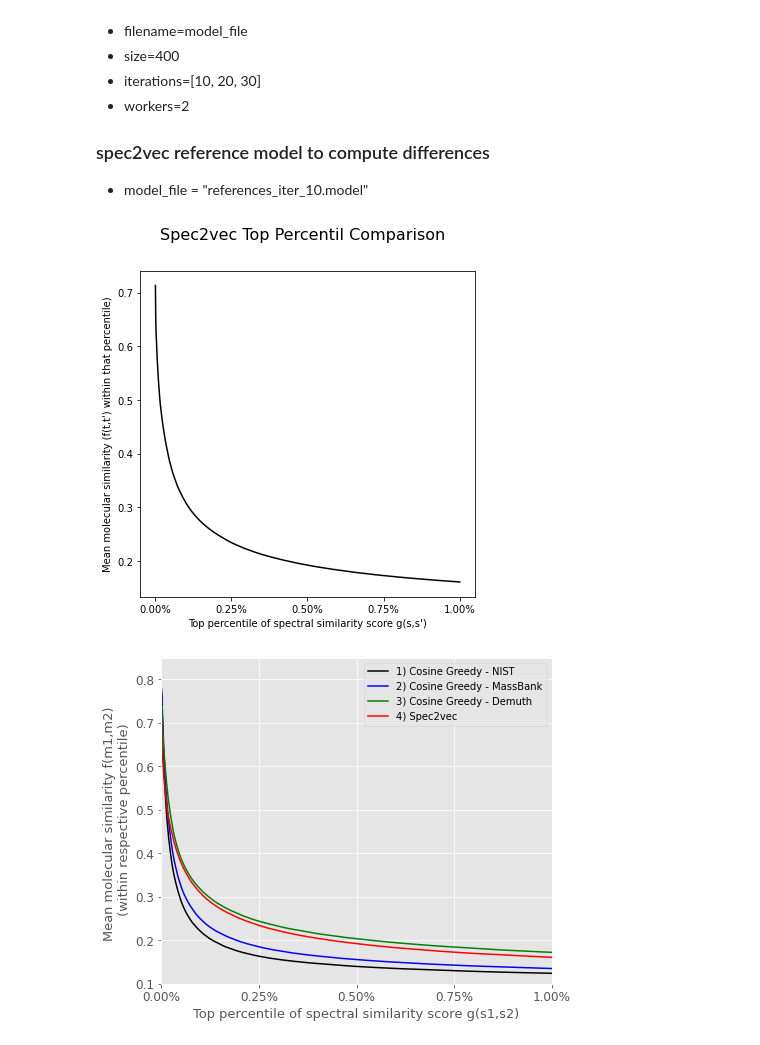
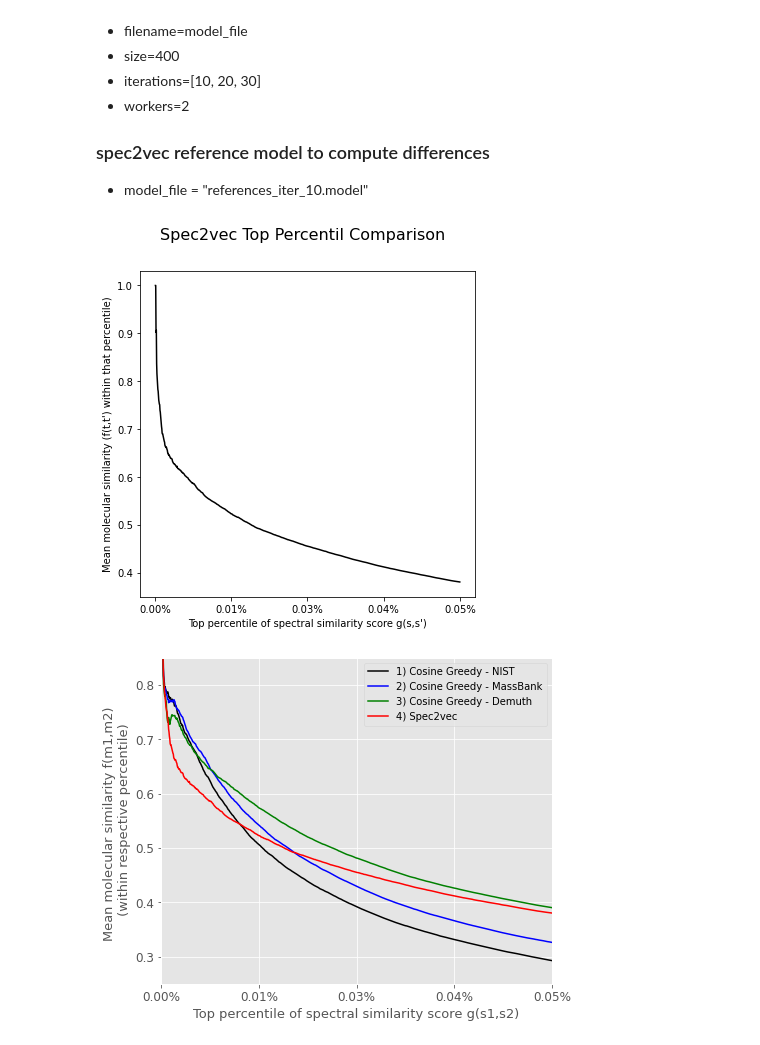
Before and after one commit to efrain2010/spec2vec_gcms_data_analysis, a Jupyter notebook: notebooks_lower_filtering/Compare the different scores-filter05 spec2vec size1200.ipynb, the cells around one changed output. Saved outputs shown, nothing was run; the diff lists cells and outputs as text; code cells hidden in the pictures.

Commit message:
Plotting spec2vec performance in different dimensionalities in a narrower percentile Plotting behaviour of spec2vec when computing the same scores 10 times

```diff
--- a/notebooks_lower_filtering/Compare the different scores-filter05 spec2vec size1200.ipynb
+++ b/notebooks_lower_filtering/Compare the different scores-filter05 spec2vec size1200.ipynb
@@ -16 +15,5 @@ path = os.path.join(os.path.dirname(os.getcwd()), "data")
 sys.path.insert(0, ROOT)
+# %%
+from custom_functions.spectra_functions import get_data_folder_path
+
+path = get_data_folder_path()
@@ -38,7 +43,7 @@ Matrix dimension (14844, 14844)
 # %%
 from custom_functions.plotting_functions import plot_precentile
 
-show_top_percentile = 1
+show_top_percentile = 0.05
 
 percentile_cosine_nist = plot_precentile(matrix_similarities_tanimoto, matrix_similarities_nist, show_top_percentile=show_top_percentile, title="Cosine NIST Top Percentil Comparison", ignore_diagonal=True)
 # %% [output]
@@ -85,36 +90,36 @@ matrix_similarities_spec2vec = np.load(filename)
 # %%
 percentile_cosine_spec2vec = plot_precentile(matrix_similarities_tanimoto, matrix_similarities_spec2vec, show_top_percentile=show_top_percentile, title="Spec2vec Top Percentil Comparison", ignore_diagonal=True)
 # %% [output]
-[figure, old version]
+[figure, new version]
 # %%
 import matplotlib.pyplot as plt
 
 num_bins = 1000
 
 plt.style.use('ggplot')
 fig, ax = plt.subplots(figsize=(7,6))
 
 x_percentiles = (show_top_percentile / num_bins * (1 + np.arange(num_bins)))[::-1]
 
 plt.plot(x_percentiles, percentile_cosine_nist,
          color="black", label="1) Cosine Greedy - NIST")
 plt.plot(x_percentiles, percentile_cosine_massbank,
          color="blue", label="2) Cosine Greedy - MassBank")
 plt.plot(x_percentiles, percentile_cosine_demuth,
          color="green", label="3) Cosine Greedy - Demuth")
 plt.plot(x_percentiles, percentile_cosine_spec2vec,
          color="red", label="4) Spec2vec")
 
 
 plt.xticks(fontsize=12)
 plt.yticks(fontsize=12)
 plt.xticks(np.linspace(0, show_top_percentile, 5),
           ["{:.2f}%".format(x) for x in np.linspace(0, show_top_percentile, 5)])
 plt.legend()
 plt.xlabel("Top percentile of spectral similarity score g(s1,s2)", fontsize=13)
 plt.ylabel("Mean molecular similarity f(m1,m2) \n (within respective percentile)", fontsize=13)
 plt.xlim(0, show_top_percentile)
-plt.ylim(0.1, 0.85)
+plt.ylim(0.25, 0.85)
 plt.savefig(os.path.join(path, "Benchmarking_top_percentil_comparison_filter05_size1200.png"))
 # %% [output]
-[figure, old version]
+[figure, new version]
```
Also changed, not shown: parts of 5 cells of this notebook, 26 other files.
